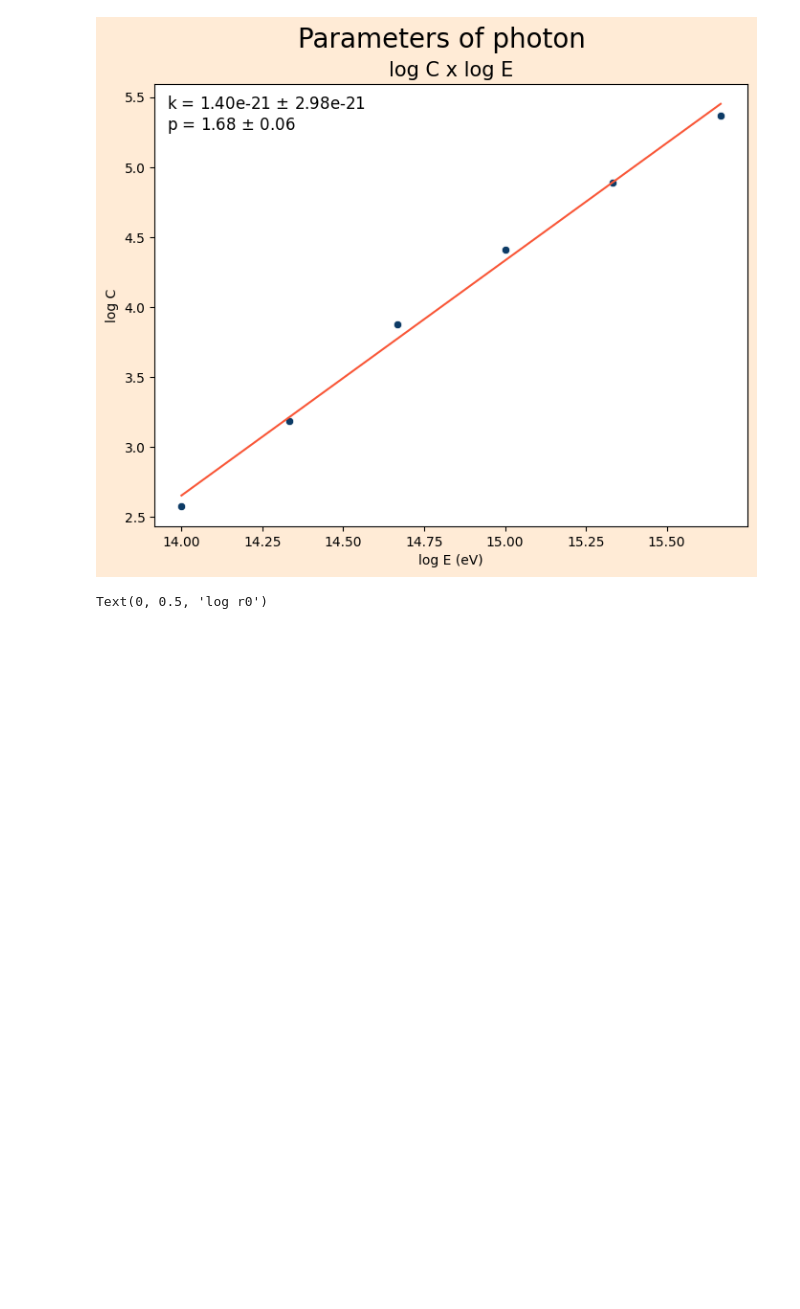
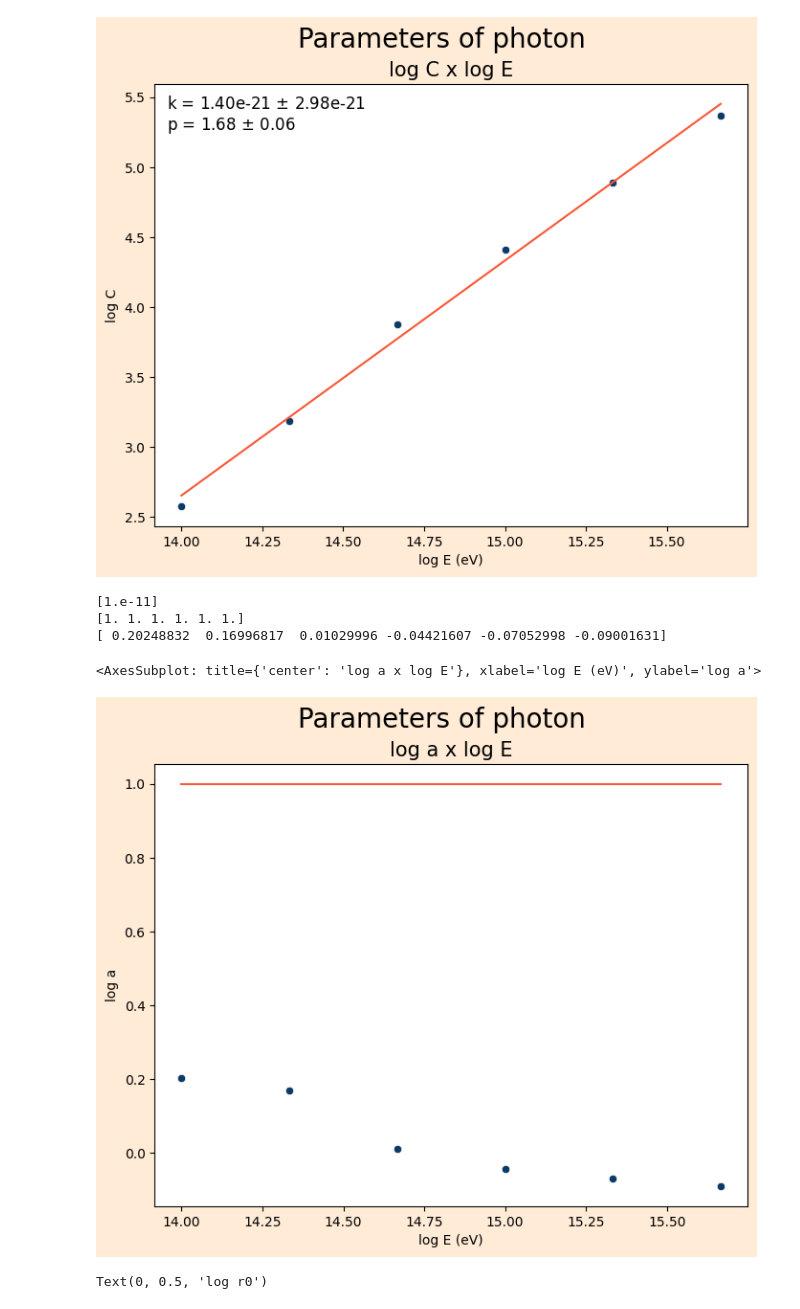
Before and after one commit to lucas-orfei/mestrado, a Jupyter notebook: parameters.ipynb, the cells around one changed output. Drawn from its saved outputs; the diff is of its cells as text; code cells hidden in the pictures; blank space fills up the shorter version.

```diff
--- a/parameters.ipynb
+++ b/parameters.ipynb
@@ -133,6 +133,50 @@ shape: (6, 4)
 | 4.88666 | 15.332438 | 15.330024 | 0.015749 |
 | 5.370328 | 15.666518 | 15.618093 | 0.309096 |
 [figure]
+# %%
+# Fit do fóton
+
+a = [1.594, 1.479,1.024, 0.9032,0.8501,0.8128]
+E = [1E14, 2.15E14, 4.64E14,1E15,2.15E15,4.64E15]
+
+loga = np.log10(a)
+logE = np.log10(E)
+
+
+fig, ax = plt.subplots(figsize = (8, 6), facecolor = '#FFEBD6')
+fig.suptitle('Parameters of photon', size = 20)
+#fig.tight_layout()
+
+
+ax.set_title('log a x log E', size = 15)
+ax.set_xlabel('log E (eV)')
+ax.set_ylabel('log a')
+ax.set_facecolor('white')
+
+
+#Fit
+def power(x, p):
+    return 1/np.power(x,p)
+
+initial_guess = [0.00000000001]
+
+coefficients, cov = curve_fit(power, E, loga, p0=initial_guess)
+
+inc = np.sqrt(np.diag(cov))
+#print(np.sqrt(np.diag(cov)))
+print(coefficients)
+
+print(power(E,coefficients))
+print(loga)
+
+ax.plot(logE, power(E,coefficients), color = '#F95738')
+sns.scatterplot(x = logE, y = loga, color = '#0D3B66', ax = ax)
+# %% [output]
+[1.e-11]
+[1. 1. 1. 1. 1. 1.]
+[ 0.20248832  0.16996817  0.01029996 -0.04421607 -0.07052998 -0.09001631]
+<AxesSubplot: title={'center': 'log a x log E'}, xlabel='log E (eV)', ylabel='log a'>
+[figure, added]
 # %%
 # Próton
 
```
Also changed, not shown: parts of 4 cells of this notebook.
